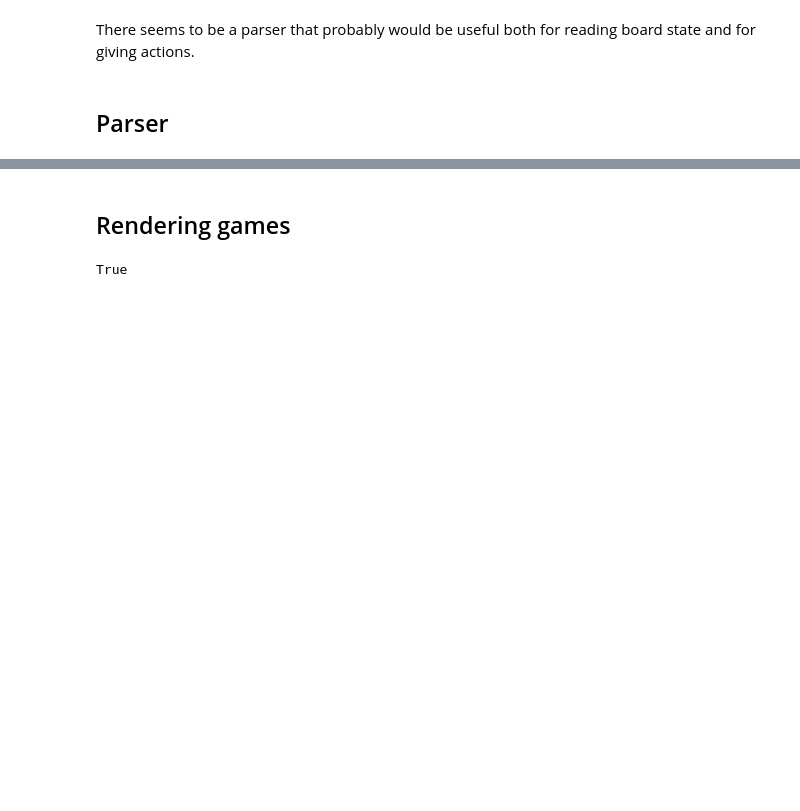
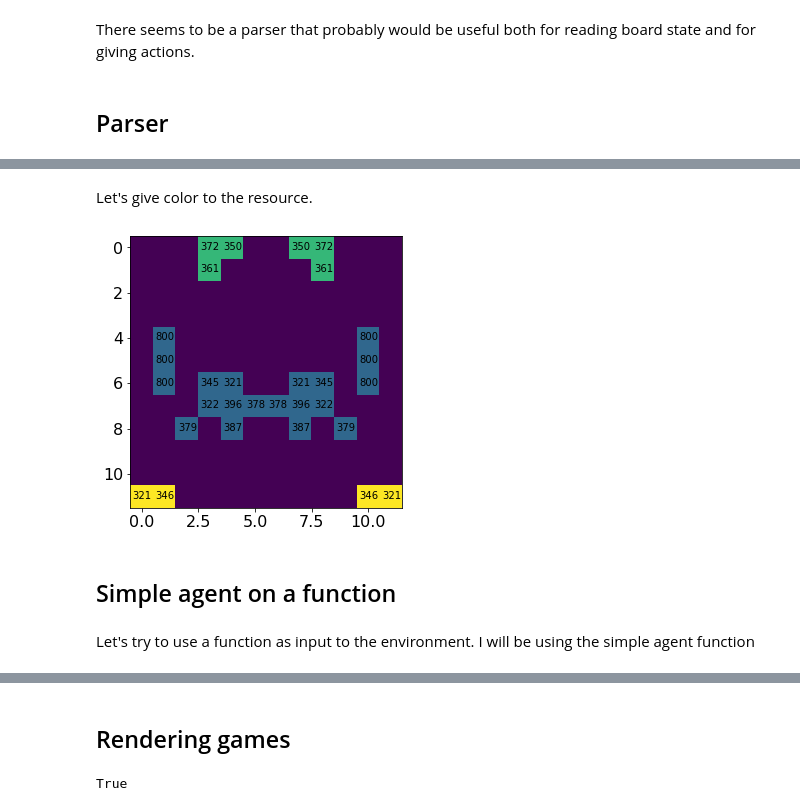
Before and after one commit to ironbar/luxai, a Jupyter notebook: notebooks/001_first_steps.ipynb, the cells around one changed output, grey strips where cells are left out. Drawn from its saved outputs; the diff is of its cells as text; code cells hidden in the pictures; blank space fills up the shorter version.

```diff
--- a/notebooks/001_first_steps.ipynb
+++ b/notebooks/001_first_steps.ipynb
@@ -195,0 +246,19 @@ There seems to be a parser that probably would be useful both for reading board
+# %% [markdown]
+Let's give color to the resource.
+# %%
+resource_to_color = dict(wood=1, coal=2, uranium=3)
+
+resource_matrix = np.zeros((game_state.map_width, game_state.map_height), dtype=int)
+for x in range(game_state.map_width):
+    for y in range(game_state.map_height):
+        cell = game_state.map.get_cell(x, y)
+        if cell.has_resource():
+            resource_matrix[y, x] = resource_to_color[cell.resource.type]
+            plt.text(x-0.4, y+0.1, str(cell.resource.amount), fontdict=dict(size=10))
+plt.imshow(resource_matrix, origin='upper');
+# %% [output]
+[figure, added]
+# %% [markdown]
+## Simple agent on a function
+# %% [markdown]
+Let's try to use a function as input to the environment. I will be using the simple agent function
```
Also changed, not shown: parts of 25 cells of this notebook.
